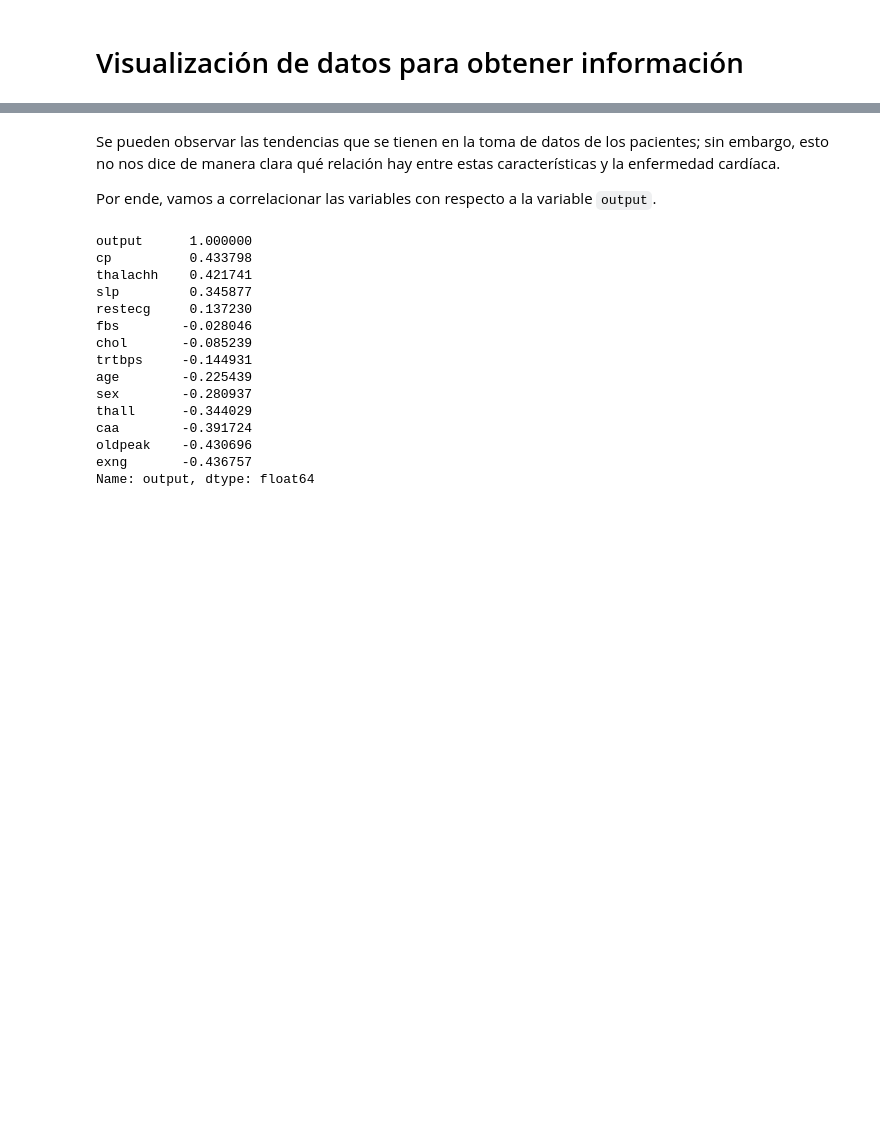
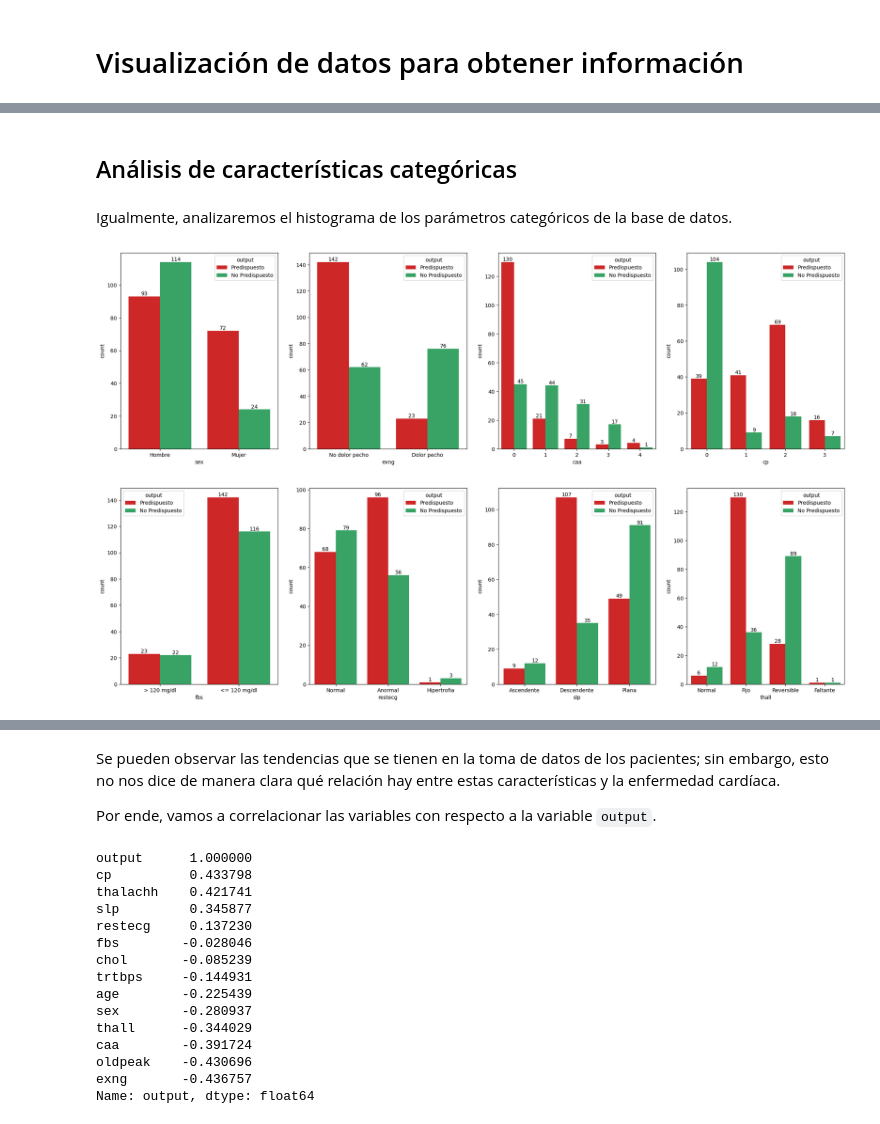
Before and after one commit to Nicolas2320/HeartAttack_Classifier, a Jupyter notebook: heart-attack-classifier.ipynb, the cells around one changed output, grey strips where cells are left out. Drawn from its saved outputs; the diff is of its cells as text; code cells hidden in the pictures; blank space fills up the shorter version.

```diff
--- a/heart-attack-classifier.ipynb
+++ b/heart-attack-classifier.ipynb
@@ -193,0 +243,19 @@ plt.show()
+# %% [markdown]
+## Análisis de características categóricas
+# %% [markdown]
+Igualmente, analizaremos el histograma de los parámetros categóricos de la base de datos.
+# %%
+cat_data = ['sex', 'exng', 'caa', 'cp', 'fbs', 'restecg', 'slp', 'thall']
+
+fig, axs = plt.subplots(2, 4, figsize=(25, 15))
+
+for i, data_column in enumerate(cat_data):
+    ax = sns.countplot(data=data_viz, x=data_column, hue='output', palette=["#E90B0B", "#28B463"], ax=axs[i//4, i%4])
+
+    for p in ax.patches:
+        ax.annotate(format(p.get_height(), '.0f'), (p.get_x() + p.get_width() / 2., p.get_height()),
+                    ha='center', va='center', xytext=(0, 5), textcoords='offset points')
+
+plt.show()
+# %% [output]
+[figure, added]
```
Also changed, not shown: parts of 24 cells of this notebook.
